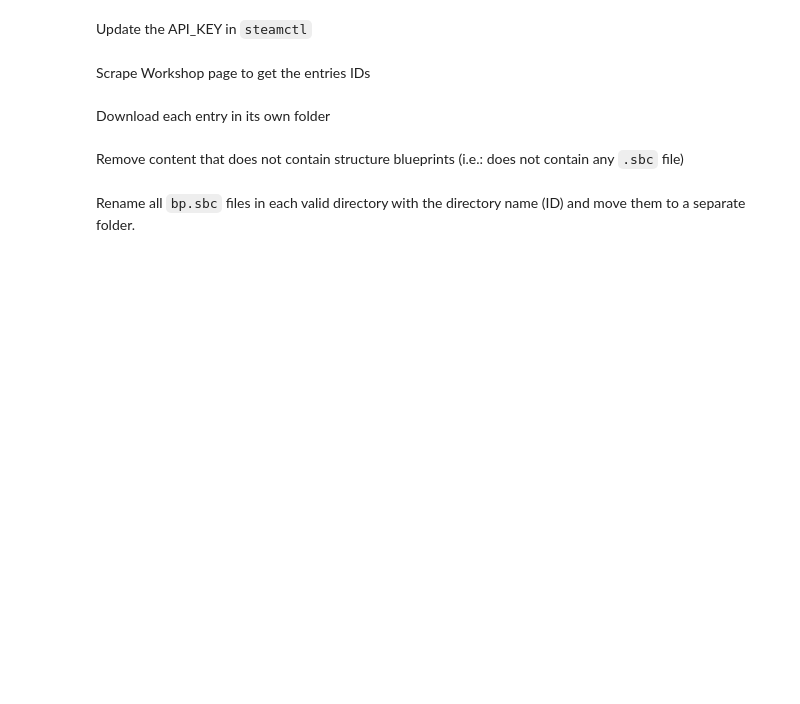
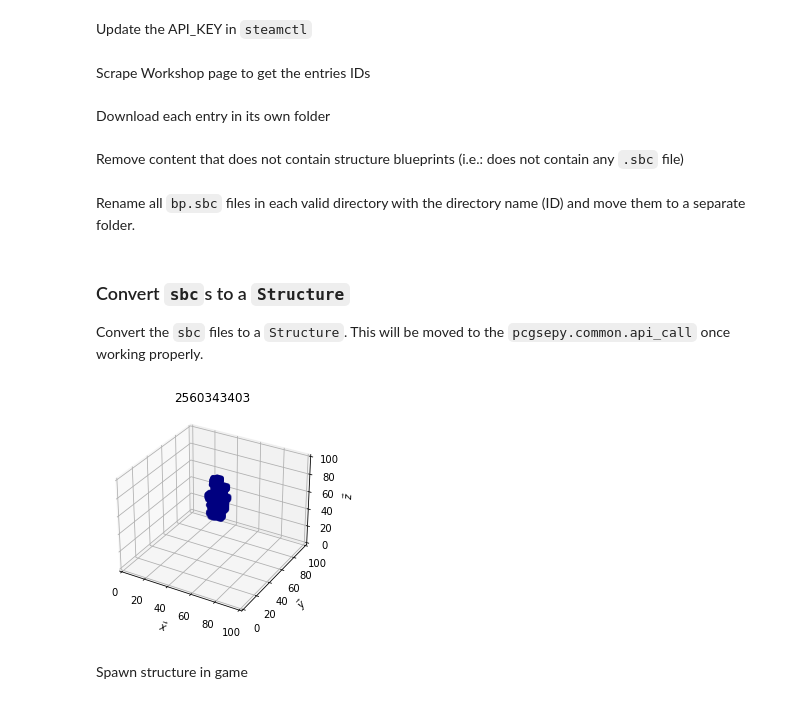
Before and after one commit to arayabrain/space-engineers-ai-spaceship-generator, a Jupyter notebook: steam-workshop-downloader/steam-ws-downloader.ipynb, the cells around one changed output. Cells and saved outputs as stored; diff of their text form; code cells hidden in the pictures; blank space fills up the shorter version.

Commit message:
sbc to Structure
Started implementation of converting an sbc file to a Structure object.

```diff
--- a/steam-workshop-downloader/steam-ws-downloader.ipynb
+++ b/steam-workshop-downloader/steam-ws-downloader.ipynb
@@ -23,7 +23,7 @@ Settings
 - `FILTER`: String, arbitrary filter
 - `SORT`: String, one of 'trend', 'mostrecent', 'lastupdated', 'totaluniquesubscribers'
 # %%
-N_PAGES = 1 # number of pages to scrap
+N_PAGES = 2 # number of pages to scrap
 APP_ID = 244850  # the Space Engineers App ID
 FILTER = 'spaceship'  # filter string
 SORT = 'mostrecent'  # sorting order
@@ -91,3 +91,27 @@ for i in trange(len(subdirs), desc='Moving content and cleaning downloads'):
     shutil.move(os.path.join(content_dir, 'bp.sbc'),
                 os.path.join('content', f'{subdirs[i]}.sbc'))
 shutil.rmtree('downloads')
+# %% [markdown]
+### Convert `sbc`s to a `Structure`
+
+Convert the `sbc` files to a `Structure`. This will be moved to the `pcgsepy.common.api_call` once working properly.
+# %%
+from pcgsepy.structure import *
+from pcgsepy.common.vecs import *
+from pcgsepy.common.api_call import *
+
+import matplotlib.pyplot as plt
+import numpy as np
+import xml.etree.ElementTree as ET
+
+sbc_file = os.path.join('content/2560343403.sbc')
+root = ET.parse(sbc_file).getroot()
+# %%
+to_orientation = {
+    'Up': Orientation.UP,
+    'Down': Orientation.DOWN,
+    'Left': Orientation.LEFT,
+    'Right': Orientation.RIGHT,
+    'Forward': Orientation.FORWARD,
+    'Backward': Orientation.BACKWARD
+}
@@ -93,0 +148,25 @@ shutil.rmtree('downloads')
+# %%
+def plot_structure(structure: Structure,
+                    title: str,
+                    axis_limits: Tuple[int, int, int]) -> None:
+        %matplotlib inline
+        ax = plt.axes(projection='3d')
+        arr = structure._structure != structure._VALUE
+        x, y, z = np.nonzero(arr)
+        ax.scatter(x, y, z, c=np.ones(len(x)), cmap='jet', linewidth=0.1)
+        ax.set_xlim3d(0, axis_limits[0])
+        ax.set_ylim3d(0, axis_limits[1])
+        ax.set_zlim3d(0, axis_limits[2])
+        ax.set_xlabel("$\\vec{x}$")
+        ax.set_ylabel("$\\vec{y}$")
+        ax.set_zlabel("$\\vec{z}$")
+        plt.title(title)
+        plt.show()
+
+plot_structure(structure=structure,
+               title='2560343403',
+               axis_limits=(STRUCTURE_DIM, STRUCTURE_DIM, STRUCTURE_DIM))
+# %% [output]
+[figure, added]
+# %% [markdown]
+Spawn structure in game
```
Also changed, not shown: parts of 2 cells of this notebook, 1 other file.
